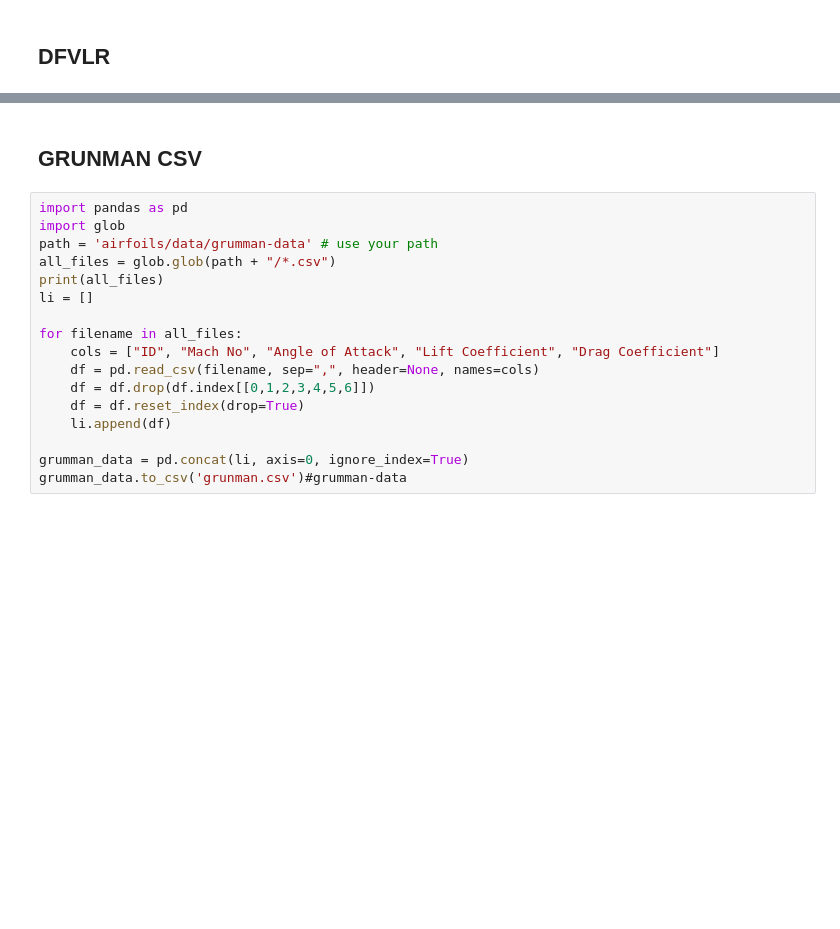
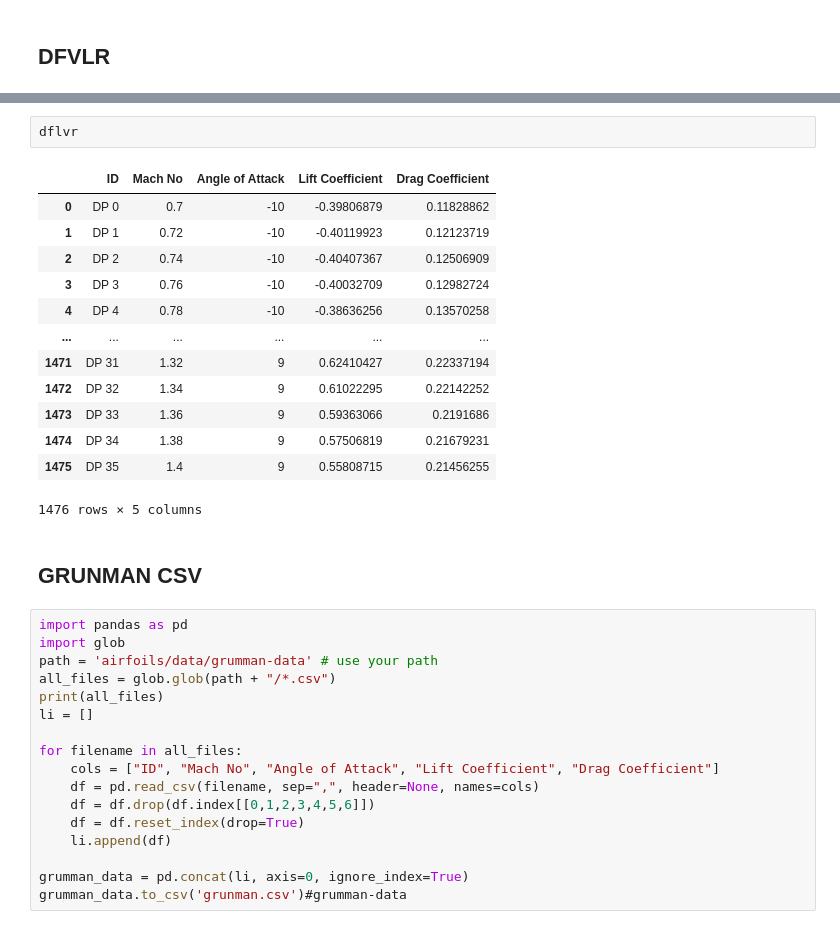
Before and after one commit to dee-hub/Predicting-the-Aerodynamic-Coefficients-of-Transonic-Airfoils, a Jupyter notebook: Data Cleaning.ipynb, the cells around one changed output, grey strips where cells are left out. Cells and saved outputs as stored; diff of their text form; blank space fills up the shorter version.

```diff
--- a/Data Cleaning.ipynb
+++ b/Data Cleaning.ipynb
@@ -139,3 +155,19 @@ dflvr.to_csv('dfvlr.csv')
+# %%
+dflvr
+# %% [output]
+|  | ID | Mach No | Angle of Attack | Lift Coefficient | Drag Coefficient |
+| 0 | DP 0 | 0.7 | -10 | -0.39806879 | 0.11828862 |
+| 1 | DP 1 | 0.72 | -10 | -0.40119923 | 0.12123719 |
+| 2 | DP 2 | 0.74 | -10 | -0.40407367 | 0.12506909 |
+| 3 | DP 3 | 0.76 | -10 | -0.40032709 | 0.12982724 |
+| 4 | DP 4 | 0.78 | -10 | -0.38636256 | 0.13570258 |
+| ... | ... | ... | ... | ... | ... |
+| 1471 | DP 31 | 1.32 | 9 | 0.62410427 | 0.22337194 |
+| 1472 | DP 32 | 1.34 | 9 | 0.61022295 | 0.22142252 |
+| 1473 | DP 33 | 1.36 | 9 | 0.59363066 | 0.2191686 |
+| 1474 | DP 34 | 1.38 | 9 | 0.57506819 | 0.21679231 |
+| 1475 | DP 35 | 1.4 | 9 | 0.55808715 | 0.21456255 |
+1476 rows × 5 columns
 # %% [markdown]
 ## GRUNMAN CSV
 # %%
```
Also changed, not shown: parts of 13 cells of this notebook.
